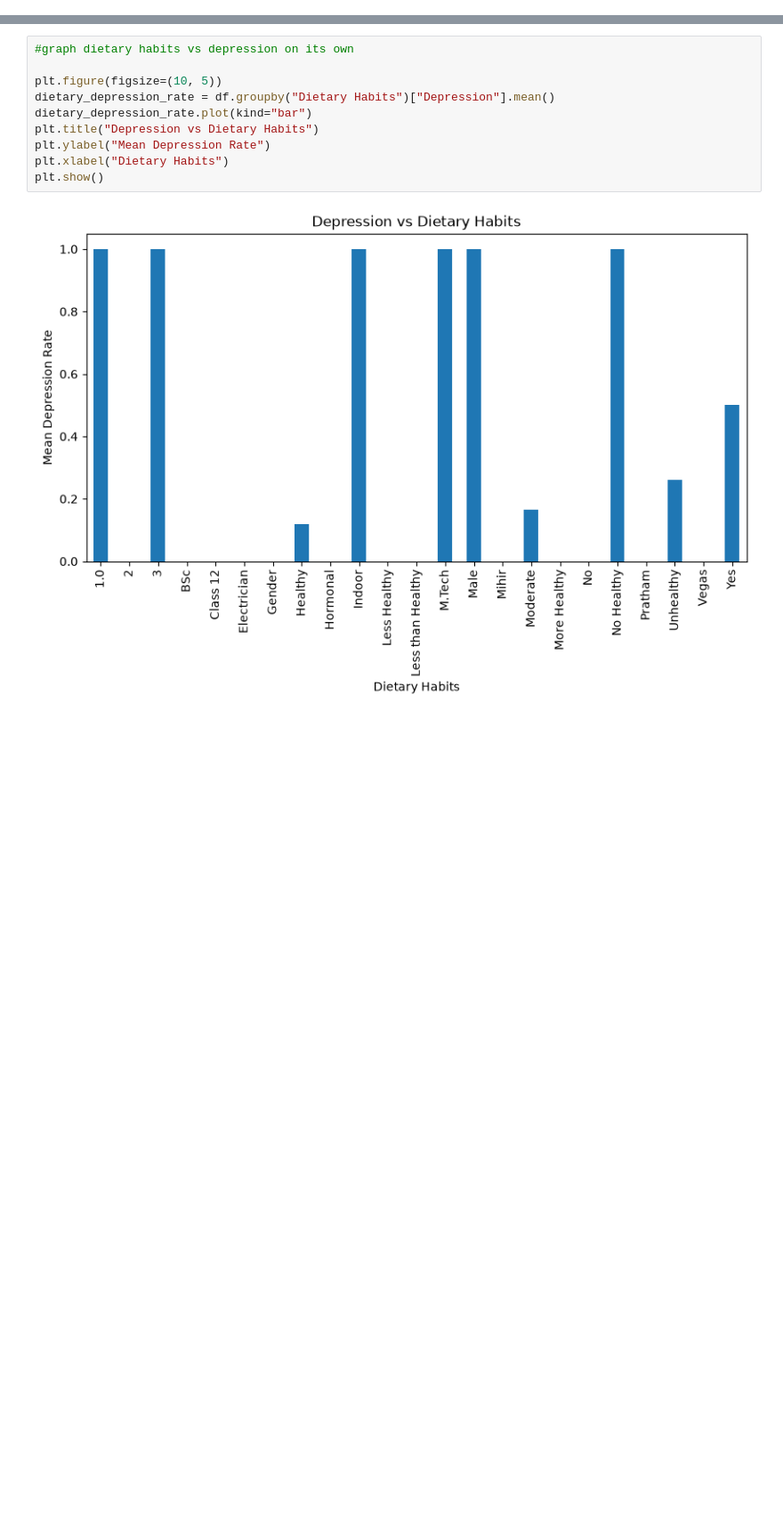
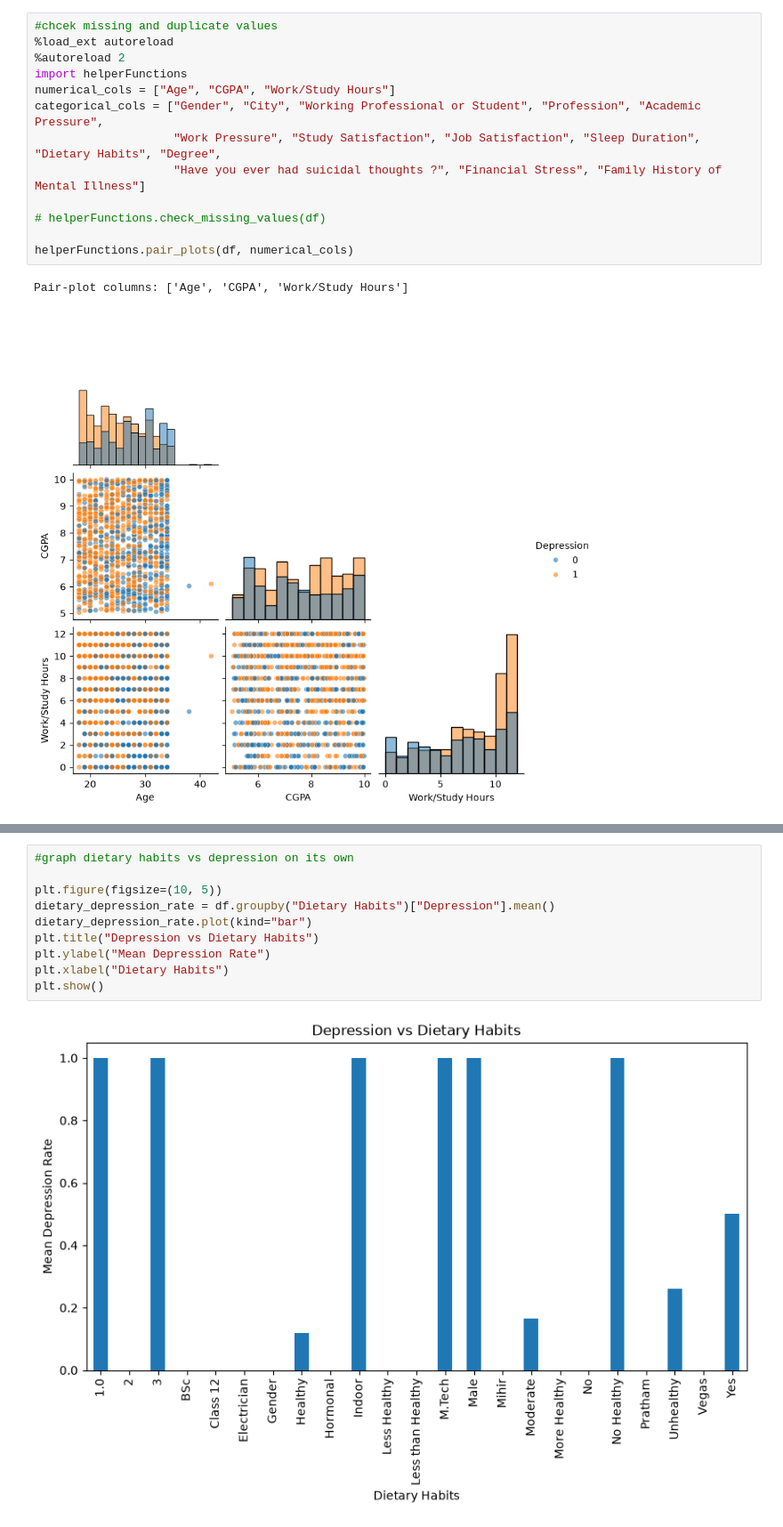
Before and after one commit to tkinder25/DATA3402.Fall.2026.Timothy.Kinder, a Jupyter notebook: MentalHealthProject/Main.ipynb, the cells around one changed output, grey strips where cells are left out. Shown at 89% size. Saved outputs shown, nothing was run; the diff lists cells and outputs as text; blank space fills up the shorter version.

Commit message:
Added original dataset to help with cleaning, added more helper functions

```diff
--- a/MentalHealthProject/Main.ipynb
+++ b/MentalHealthProject/Main.ipynb
@@ -43,2 +50,18 @@ df.head(5)
+# %%
+#chcek missing and duplicate values
+%load_ext autoreload
+%autoreload 2
+import helperFunctions
+numerical_cols = ["Age", "CGPA", "Work/Study Hours"]
+categorical_cols = ["Gender", "City", "Working Professional or Student", "Profession", "Academic Pressure",
+                    "Work Pressure", "Study Satisfaction", "Job Satisfaction", "Sleep Duration", "Dietary Habits", "Degree",
+                    "Have you ever had suicidal thoughts ?", "Financial Stress", "Family History of Mental Illness"]
+
+# helperFunctions.check_missing_values(df)
+
+helperFunctions.pair_plots(df, numerical_cols)
+# %% [output]
+Pair-plot columns: ['Age', 'CGPA', 'Work/Study Hours']
+[figure, added]
 # %%
 #create graphs compared to the target variable to visualize the data and see if there are any patterns that can be used to predict depression
```
Also changed, not shown: parts of 8 cells of this notebook, 2 other files.
